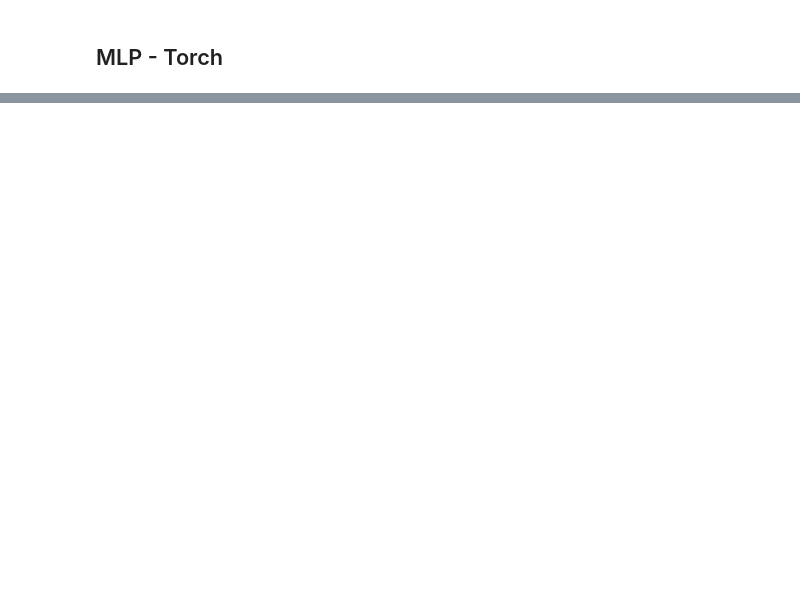
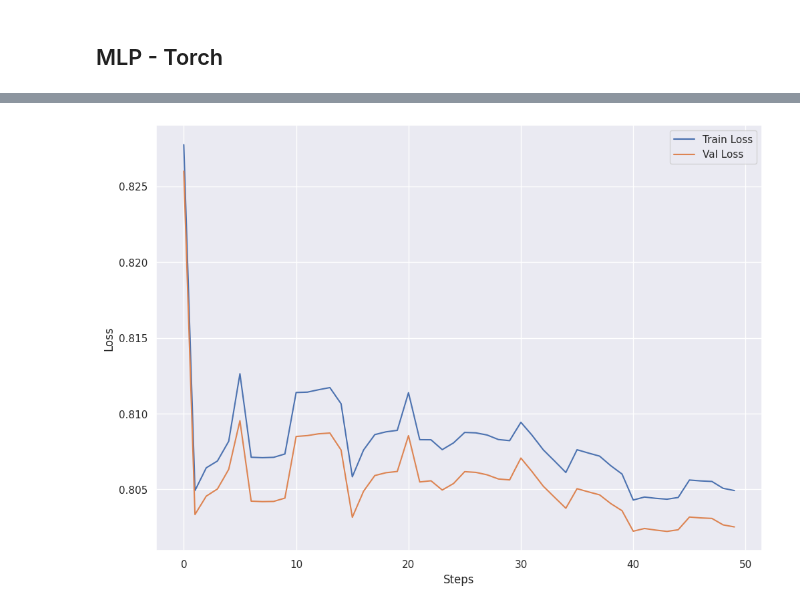
Before and after one commit to Charlesbr101/projeto-redes-neurais, a Jupyter notebook: main.ipynb, the cells around one changed output, grey strips where cells are left out. Cells and saved outputs as stored; diff of their text form; code cells hidden in the pictures; blank space fills up the shorter version.

```diff
--- a/main.ipynb
+++ b/main.ipynb
@@ -1060,0 +1007,10 @@ regularization = [0, 0.01]
+# %%
+# Plotar os resultados de losss (opcional)
+plt.plot(best_result['train_loss'], label='Train Loss')
+plt.plot(best_result['test_loss'], label='Val Loss')
+plt.xlabel('Steps')
+plt.ylabel('Loss')
+plt.legend()
+plt.show()
+# %% [output]
+[figure, added]
```
Also changed, not shown: parts of 36 cells of this notebook.
